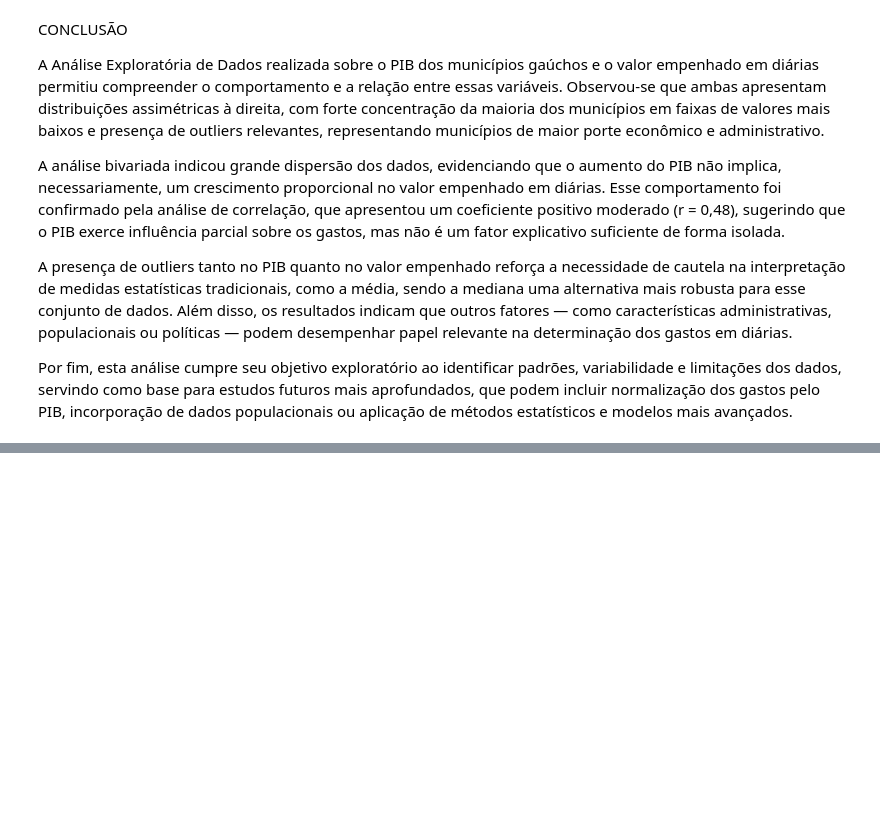
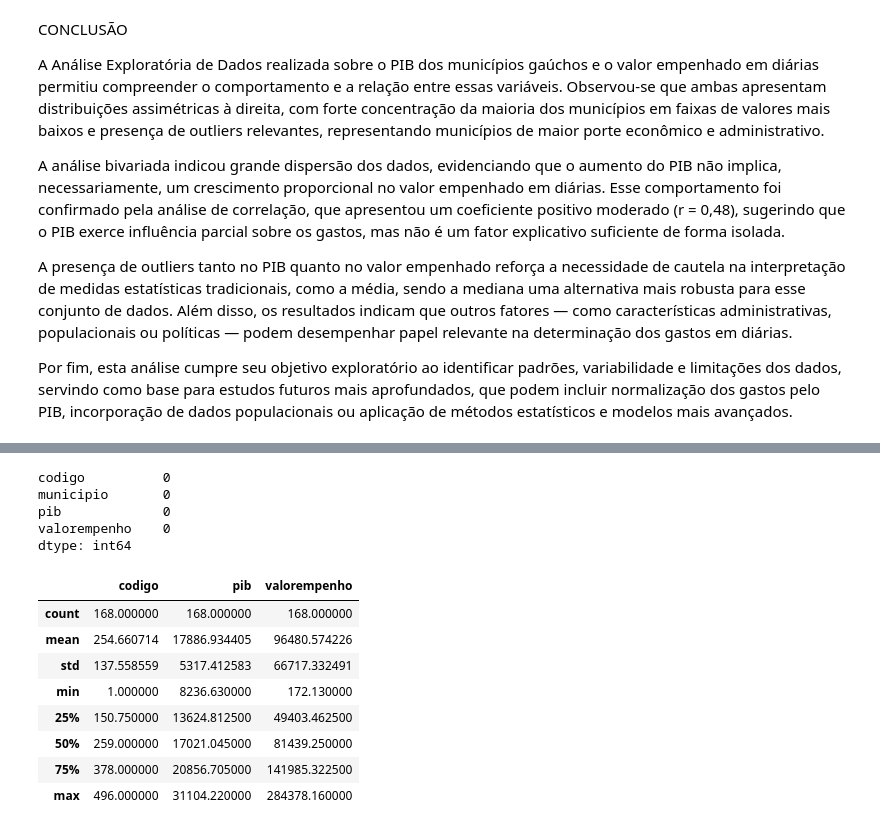
Before and after one commit to RobsBomfim/analise-empenho-pib-municipios-rs, a Jupyter notebook: notebooks/eda_empenho_pib.ipynb, the cells around one changed output, grey strips where cells are left out. Saved outputs shown, nothing was run; the diff lists cells and outputs as text; code cells hidden in the pictures; blank space fills up the shorter version.

```diff
--- a/notebooks/eda_empenho_pib.ipynb
+++ b/notebooks/eda_empenho_pib.ipynb
@@ -272,0 +334,20 @@ Por fim, esta análise cumpre seu objetivo exploratório ao identificar padrões
+# %%
+dataset.isnull().sum()
+# %% [output]
+codigo          0
+municipio       0
+pib             0
+valorempenho    0
+dtype: int64
+# %%
+dataset.describe()
+# %% [output]
+|  | codigo | pib | valorempenho |
+| count | 168.000000 | 168.000000 | 168.000000 |
+| mean | 254.660714 | 17886.934405 | 96480.574226 |
+| std | 137.558559 | 5317.412583 | 66717.332491 |
+| min | 1.000000 | 8236.630000 | 172.130000 |
+| 25% | 150.750000 | 13624.812500 | 49403.462500 |
+| 50% | 259.000000 | 17021.045000 | 81439.250000 |
+| 75% | 378.000000 | 20856.705000 | 141985.322500 |
+| max | 496.000000 | 31104.220000 | 284378.160000 |
```
Also changed, not shown: parts of 12 cells of this notebook.
